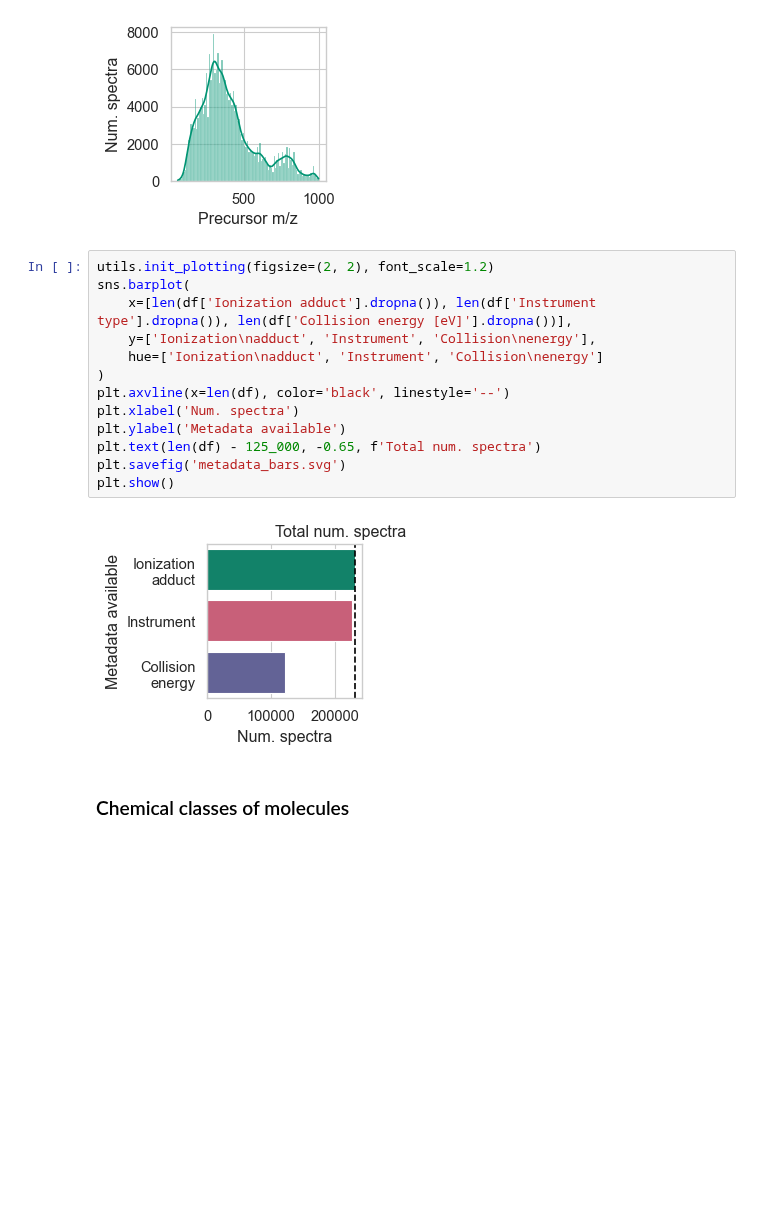
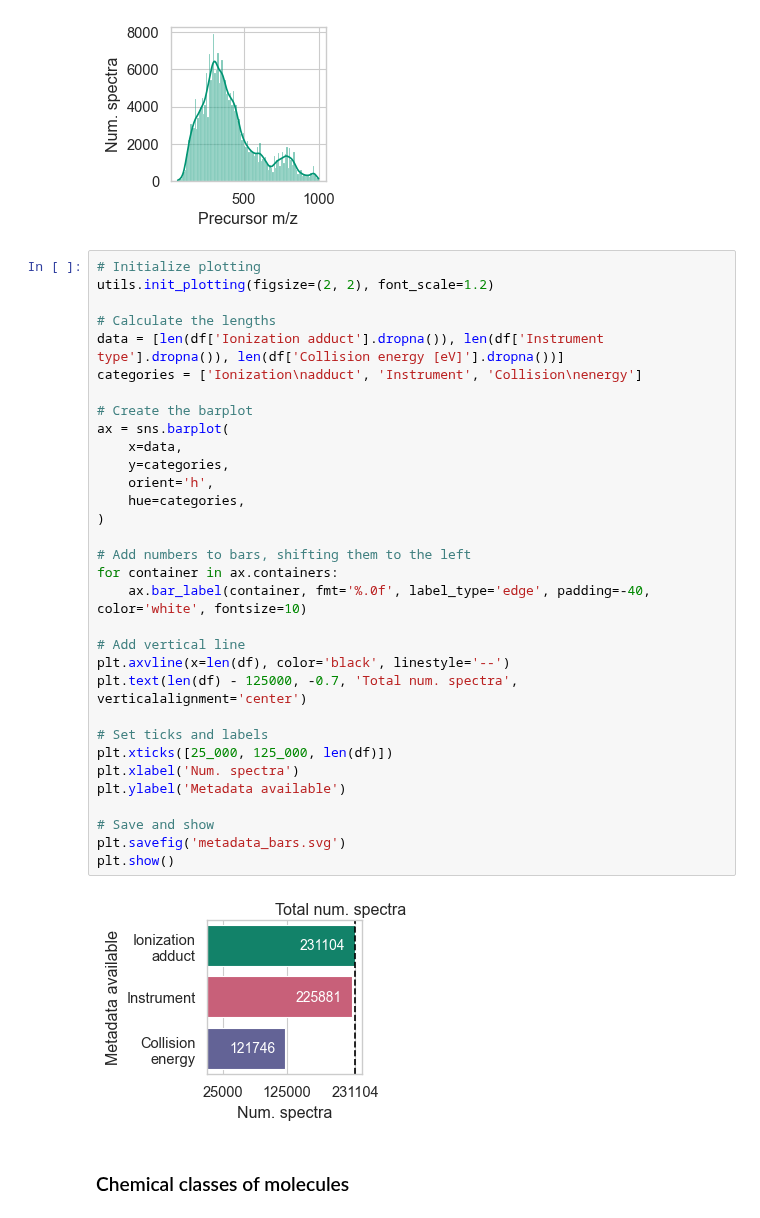
Before and after one commit to pluskal-lab/MassSpecGym, a Jupyter notebook: notebooks/dataset_analysis/dataset_statistics_main.ipynb, the cells around one changed output. Saved outputs shown, nothing was run; the diff lists cells and outputs as text; blank space fills up the shorter version.

Commit message:
Add numbers to metadata bars

```diff
--- a/notebooks/dataset_analysis/dataset_statistics_main.ipynb
+++ b/notebooks/dataset_analysis/dataset_statistics_main.ipynb
@@ -74,20 +74,39 @@ plt.show()
 # %% [output]
 [figure]
 # %%
+# Initialize plotting
 utils.init_plotting(figsize=(2, 2), font_scale=1.2)
-sns.barplot(
-    x=[len(df['Ionization adduct'].dropna()), len(df['Instrument type'].dropna()), len(df['Collision energy [eV]'].dropna())],
-    y=['Ionization\nadduct', 'Instrument', 'Collision\nenergy'],
-    hue=['Ionization\nadduct', 'Instrument', 'Collision\nenergy']
+
+# Calculate the lengths
+data = [len(df['Ionization adduct'].dropna()), len(df['Instrument type'].dropna()), len(df['Collision energy [eV]'].dropna())]
+categories = ['Ionization\nadduct', 'Instrument', 'Collision\nenergy']
+
+# Create the barplot
+ax = sns.barplot(
+    x=data,
+    y=categories,
+    orient='h',
+    hue=categories,
 )
+
+# Add numbers to bars, shifting them to the left
+for container in ax.containers:
+    ax.bar_label(container, fmt='%.0f', label_type='edge', padding=-40, color='white', fontsize=10)
+
+# Add vertical line
 plt.axvline(x=len(df), color='black', linestyle='--')
+plt.text(len(df) - 125000, -0.7, 'Total num. spectra', verticalalignment='center')
+
+# Set ticks and labels
+plt.xticks([25_000, 125_000, len(df)])
 plt.xlabel('Num. spectra')
 plt.ylabel('Metadata available')
-plt.text(len(df) - 125_000, -0.65, f'Total num. spectra')
+
+# Save and show
 plt.savefig('metadata_bars.svg')
 plt.show()
 # %% [output]
-[figure, old version]
+[figure, new version]
 # %% [markdown]
 ### Chemical classes of molecules
 # %%
```
